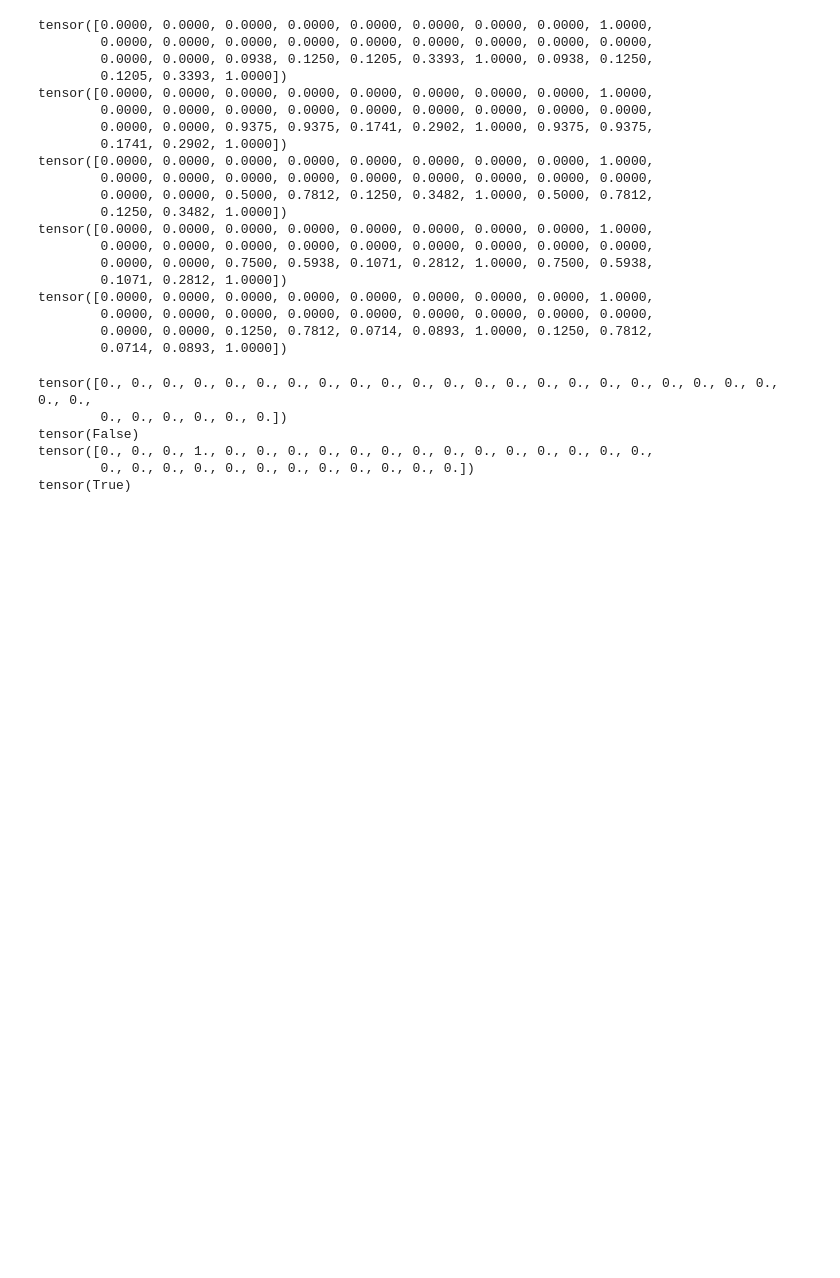
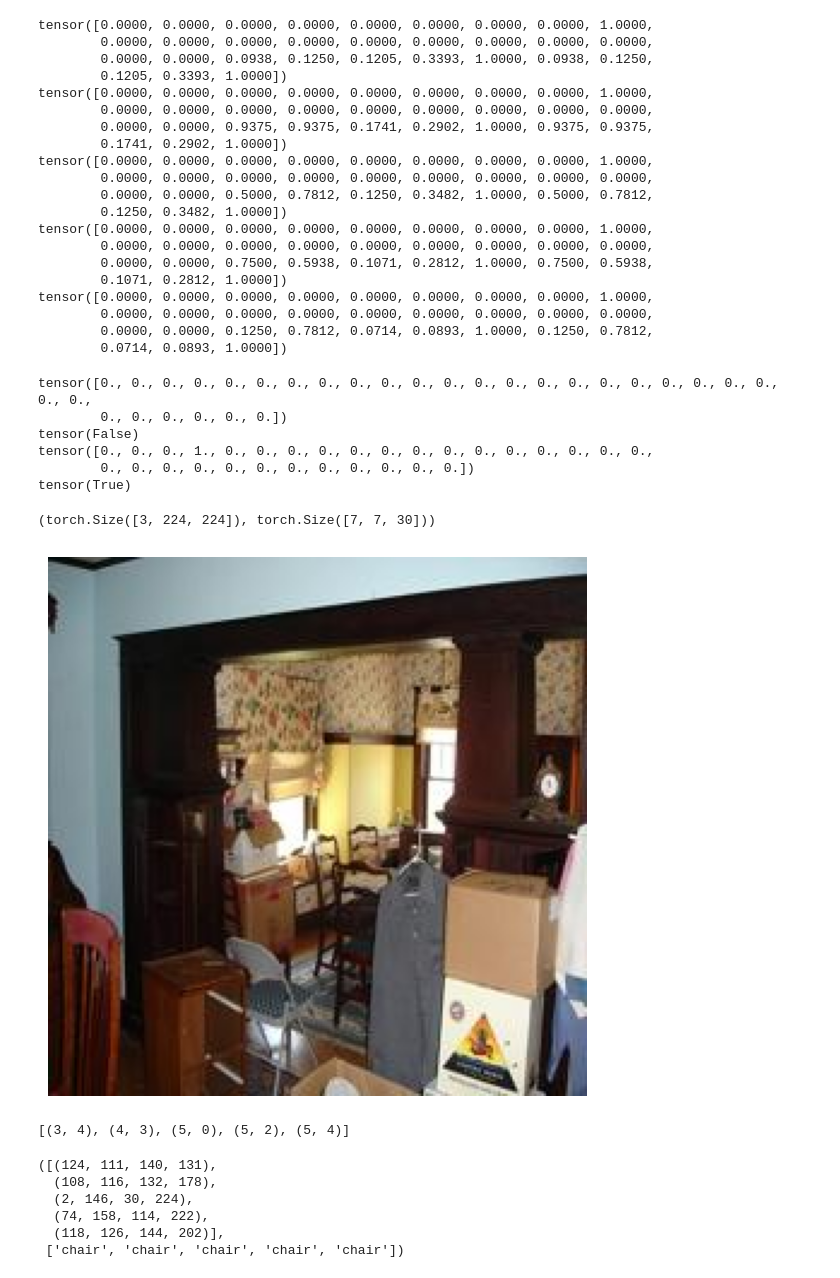
Before and after one commit to Nikhil-Spatial/DetectorV1, a Jupyter notebook: notebooks/02_cleaner_data_exploration.ipynb, the cells around one changed output. Cells and saved outputs as stored; diff of their text form; code cells hidden in the pictures; blank space fills up the shorter version.

```diff
--- a/notebooks/02_cleaner_data_exploration.ipynb
+++ b/notebooks/02_cleaner_data_exploration.ipynb
@@ -331,3 +331,67 @@ tensor(False)
 tensor([0., 0., 0., 1., 0., 0., 0., 0., 0., 0., 0., 0., 0., 0., 0., 0., 0., 0.,
         0., 0., 0., 0., 0., 0., 0., 0., 0., 0., 0., 0.])
 tensor(True)
+# %%
+from src.dataset import ImageDataset
+
+annotations_csv_file = Path("../data/preprocessed/trainval/annotations.csv")
+dataset = ImageDataset(annotations_csv_file, img_dir)
+# %%
+image, target_vector = list(iter(dataset))[0]
+
+image.shape, target_vector.shape
+# %% [output]
+(torch.Size([3, 224, 224]), torch.Size([7, 7, 30]))
+# %%
+from matplotlib import pyplot as plt
+
+fig, ax = plt.subplots(1, figsize=(7, 7))
+
+ax.imshow(image.permute(1, 2, 0))
+ax.axis(False)
+
+plt.show()
+# %% [output]
+[figure, added]
+# %%
+cells_with_object = []
+
+for i, row in enumerate(target_vector):
+    for j, col in enumerate(row):
+        if col.any():
+            cells_with_object.append((i, j))
+
+cells_with_object
+# %% [output]
+[(3, 4), (4, 3), (5, 0), (5, 2), (5, 4)]
+# %%
+obj_coords, class_labels = [], []
+
+for i, j in cells_with_object:
+    cell = target_vector[i][j]
+    class_label = IDX_TO_CLASS[int(cell.argwhere()[0])]
+
+    x, y = cell[20], cell[21]
+    w, h = cell[22], cell[23]
+
+    x = (cell[20] * CELL_SIZE) + (j * CELL_SIZE)
+    y = (cell[21] * CELL_SIZE) + (i * CELL_SIZE)
+    w = cell[22] * IMAGE_SIZE
+    h = cell[23] * IMAGE_SIZE
+
+    xmin = int(torch.round(x - w/2))
+    ymin = int(torch.round(y - h/2))
+    xmax = int(torch.round(x + w/2))
+    ymax = int(torch.round(y + h/2))
+
+    obj_coords.append((xmin, ymin, xmax, ymax))
+    class_labels.append(class_label)
+
+obj_coords, class_labels
+# %% [output]
+([(124, 111, 140, 131),
+  (108, 116, 132, 178),
+  (2, 146, 30, 224),
+  (74, 158, 114, 222),
+  (118, 126, 144, 202)],
+ ['chair', 'chair', 'chair', 'chair', 'chair'])
```
Also changed, not shown: parts of 1 cell of this notebook, 1 other file.
